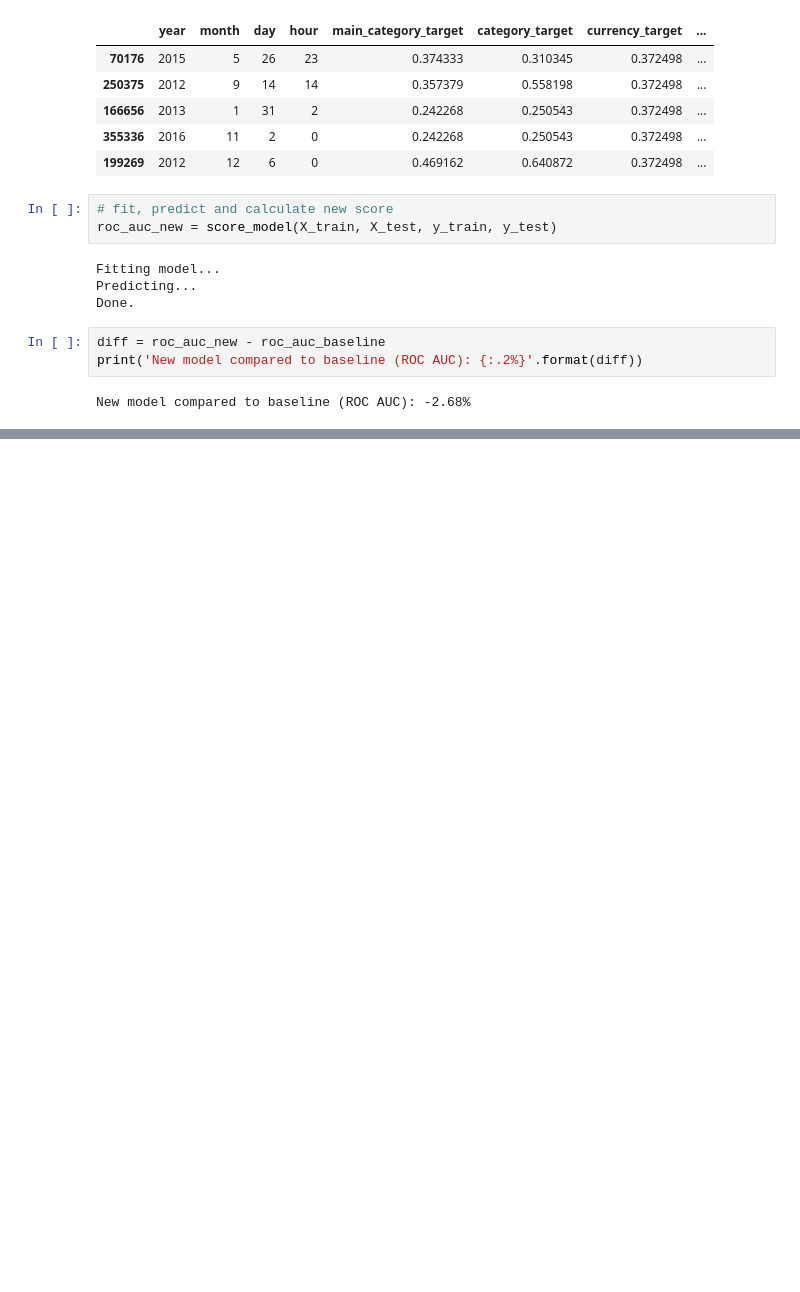
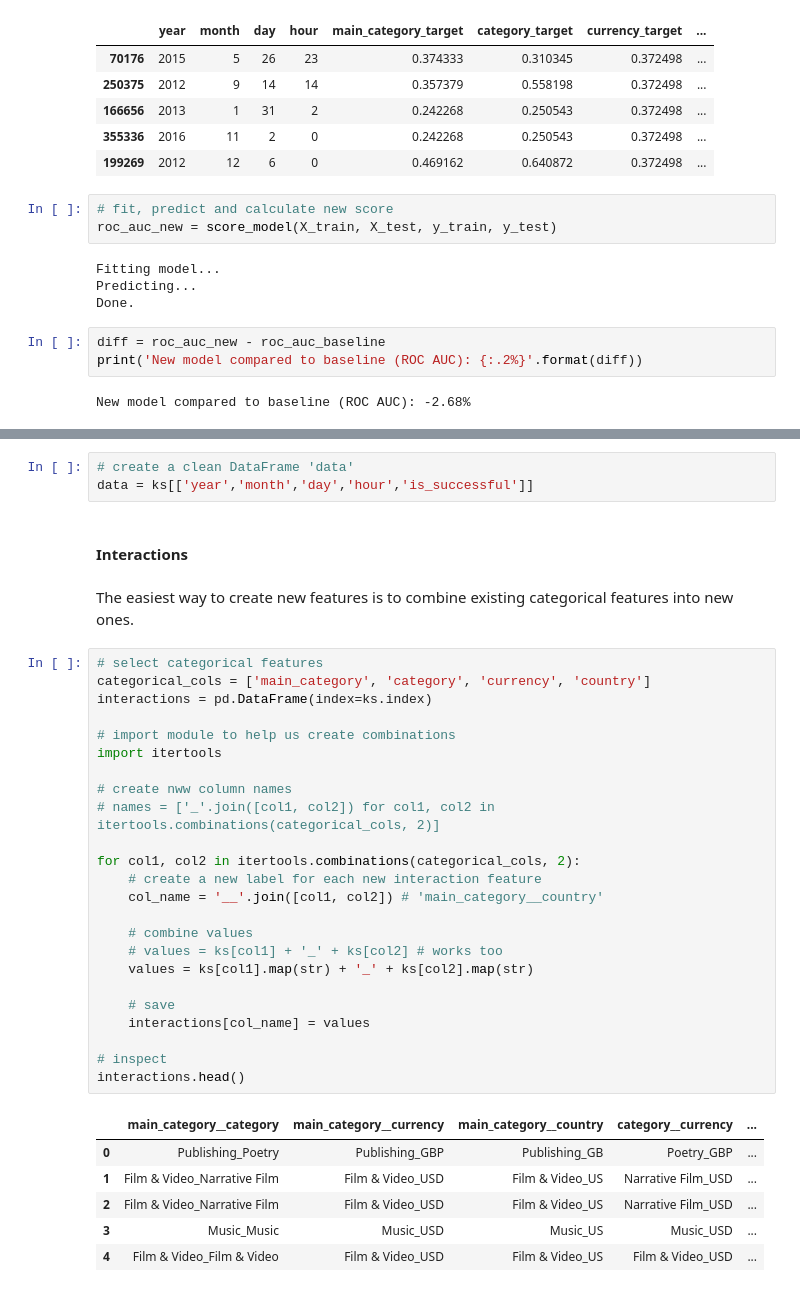
Before and after one commit to celeryexchange/kickstarter-kaggle-tutorial, a Jupyter notebook: notebooks/mj-01-kickstarter.ipynb, the cells around one changed output, grey strips where cells are left out. Saved outputs shown, nothing was run; the diff lists cells and outputs as text; blank space fills up the shorter version.

```diff
--- a/notebooks/mj-01-kickstarter.ipynb
+++ b/notebooks/mj-01-kickstarter.ipynb
@@ -440,0 +450,38 @@ New model compared to baseline (ROC AUC): -2.68%
+# %%
+# create a clean DataFrame 'data'
+data = ks[['year','month','day','hour','is_successful']]
+# %% [markdown]
+#### Interactions
+# %% [markdown]
+The easiest way to create new features is to combine existing categorical features into new ones.
+# %%
+# select categorical features
+categorical_cols = ['main_category', 'category', 'currency', 'country']
+interactions = pd.DataFrame(index=ks.index)
+
+# import module to help us create combinations
+import itertools
+
+# create nww column names
+# names = ['_'.join([col1, col2]) for col1, col2 in itertools.combinations(categorical_cols, 2)]
+
+for col1, col2 in itertools.combinations(categorical_cols, 2):
+    # create a new label for each new interaction feature
+    col_name = '__'.join([col1, col2]) # 'main_category__country'
+
+    # combine values
+    # values = ks[col1] + '_' + ks[col2] # works too
+    values = ks[col1].map(str) + '_' + ks[col2].map(str)
+
+    # save
+    interactions[col_name] = values
+
+# inspect
+interactions.head()
+# %% [output]
+|  | main_category__category | main_category__currency | main_category__country | category__currency | ... |
+| 0 | Publishing_Poetry | Publishing_GBP | Publishing_GB | Poetry_GBP | ... |
+| 1 | Film & Video_Narrative Film | Film & Video_USD | Film & Video_US | Narrative Film_USD | ... |
+| 2 | Film & Video_Narrative Film | Film & Video_USD | Film & Video_US | Narrative Film_USD | ... |
+| 3 | Music_Music | Music_USD | Music_US | Music_USD | ... |
+| 4 | Film & Video_Film & Video | Film & Video_USD | Film & Video_US | Film & Video_USD | ... |
```
Also changed, not shown: parts of 21 cells of this notebook.
